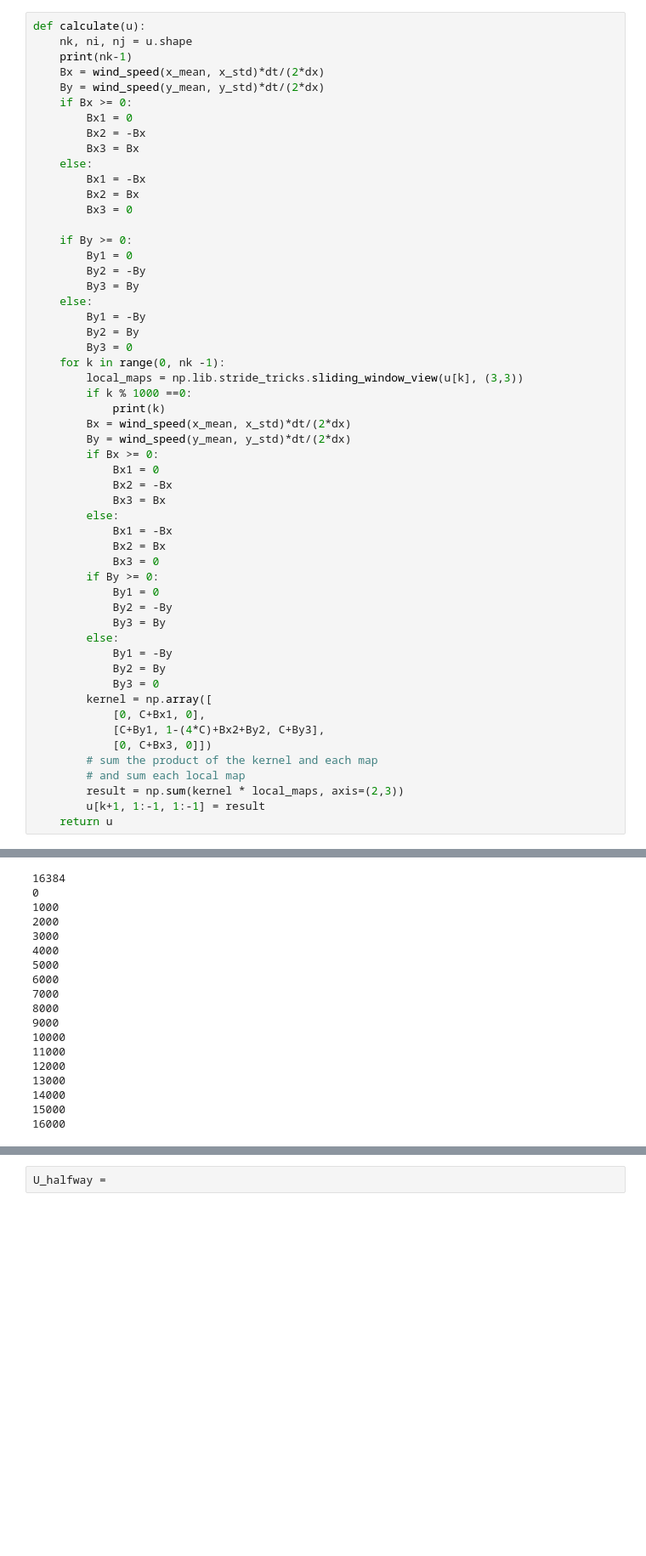
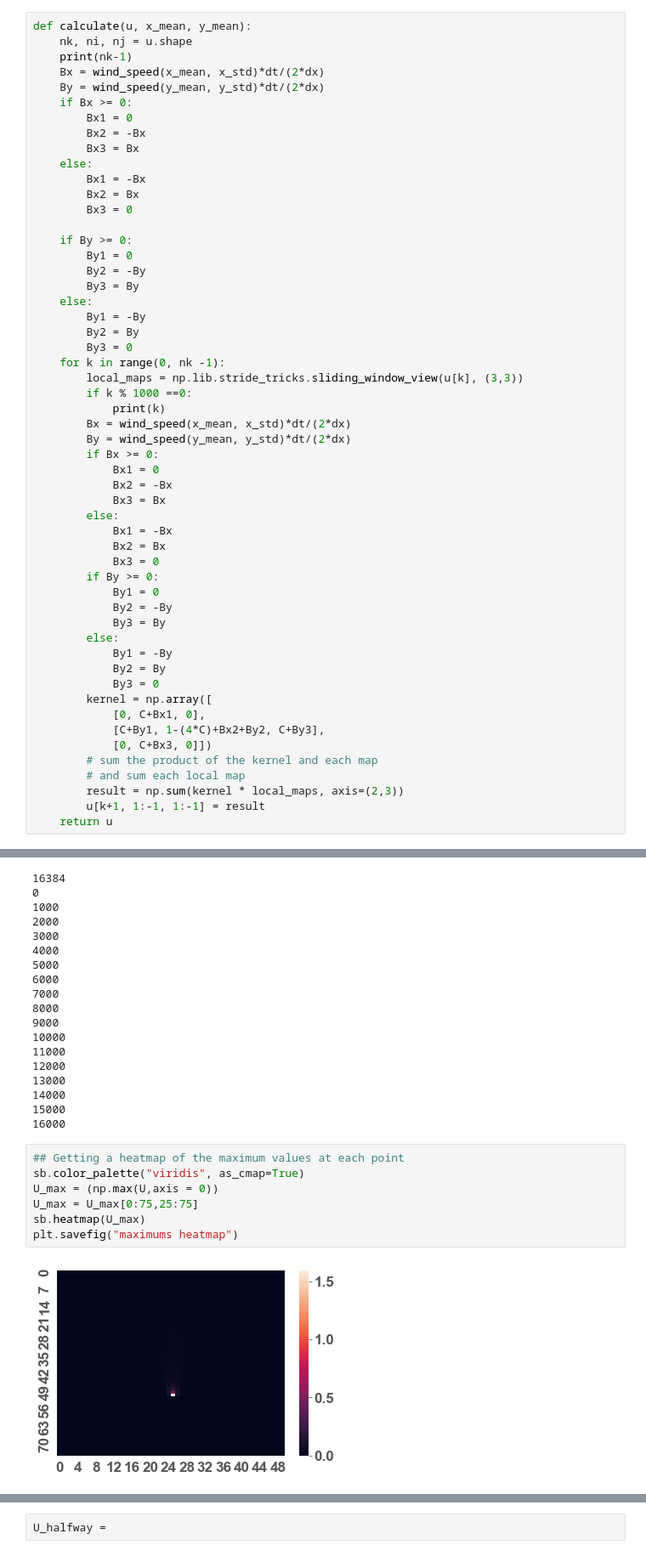
Before and after one commit to ktadgh/Air-Pollution, a Jupyter notebook: Air Polution_normal_wind_speed.ipynb, the cells around one changed output, grey strips where cells are left out. Shown: that part at 85% size. Cells and saved outputs as stored; diff of their text form; blank space fills up the shorter version.

Commit message:
made plots of wind speeds vs concentrations and distances vs concentrations

```diff
--- a/Air Polution_normal_wind_speed.ipynb
+++ b/Air Polution_normal_wind_speed.ipynb
@@ -257,7 +257,7 @@ def I(x, y): # initial u(x,0):
         i +=1
     return result
 # %%
-def calculate(u):
+def calculate(u, x_mean, y_mean):
     nk, ni, nj = u.shape
     print(nk-1)
     Bx = wind_speed(x_mean, x_std)*dt/(2*dx)
@@ -335,4 +335,13 @@ U = calculate(U)
 14000
 15000
 16000
+# %%
+## Getting a heatmap of the maximum values at each point
+sb.color_palette("viridis", as_cmap=True)
+U_max = (np.max(U,axis = 0))
+U_max = U_max[0:75,25:75]
+sb.heatmap(U_max)
+plt.savefig("maximums heatmap")
+# %% [output]
+[figure, added]
 # %% [markdown]
```
Also changed, not shown: parts of 9 cells of this notebook.
